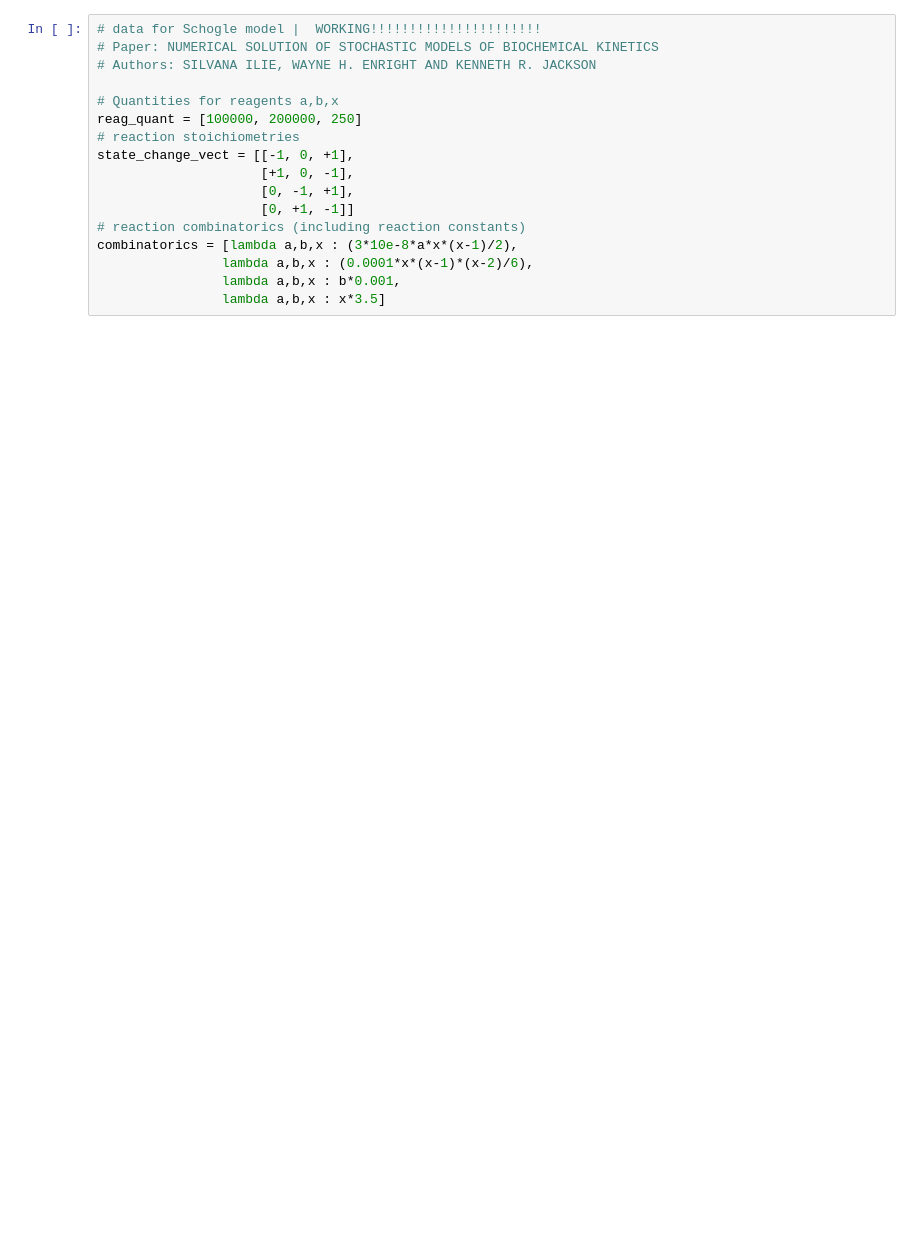
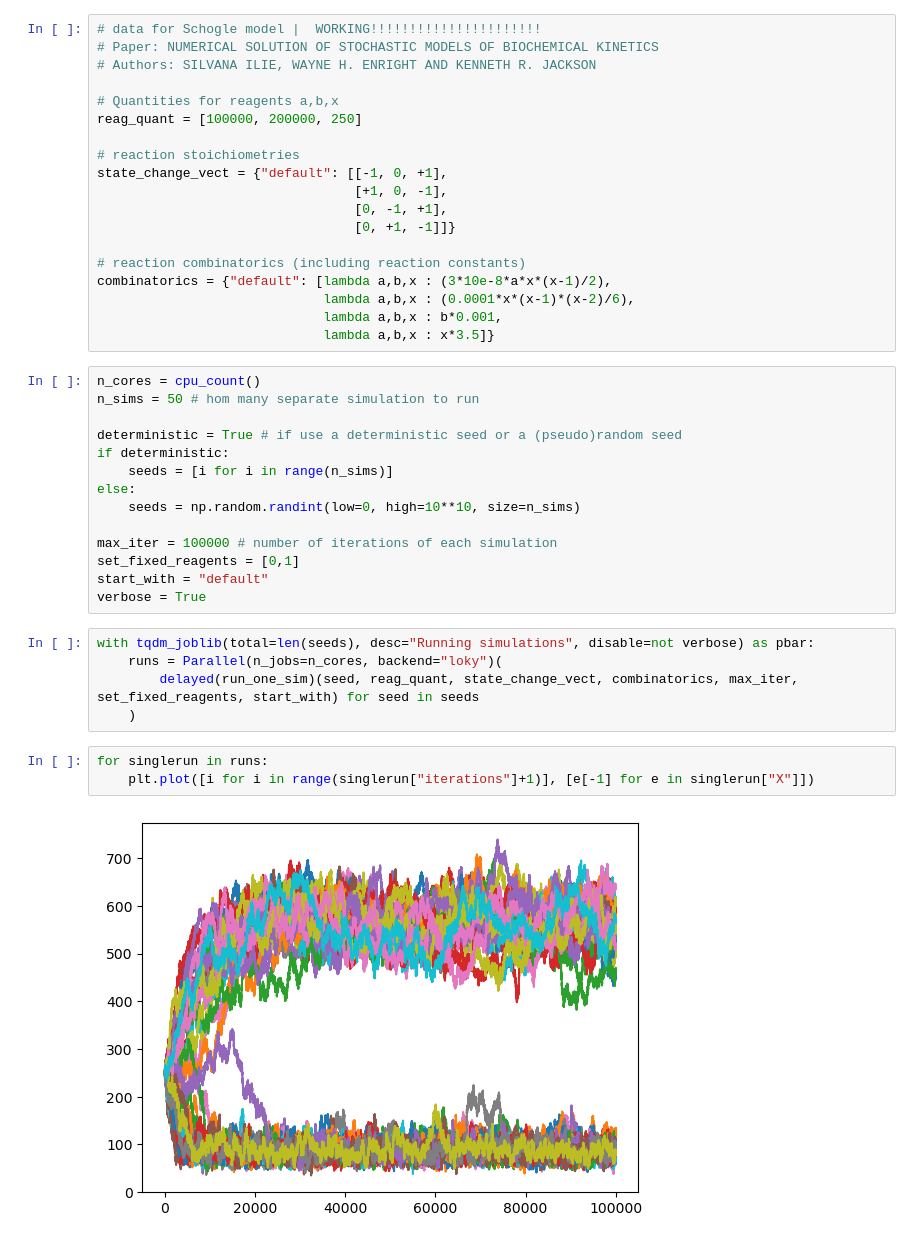
Before and after one commit to lillux/gillespie_ssa, a Jupyter notebook: gillespie.ipynb, the cells around one changed output. Cells and saved outputs as stored; diff of their text form; blank space fills up the shorter version.

```diff
--- a/gillespie.ipynb
+++ b/gillespie.ipynb
@@ -8,13 +103,39 @@ from gillespie.gillespie import gillespie_ssa
 
 # Quantities for reagents a,b,x
 reag_quant = [100000, 200000, 250]
+
 # reaction stoichiometries
-state_change_vect = [[-1, 0, +1],
-                     [+1, 0, -1],
-                     [0, -1, +1],
-                     [0, +1, -1]]
+state_change_vect = {"default": [[-1, 0, +1],
+                                 [+1, 0, -1],
+                                 [0, -1, +1],
+                                 [0, +1, -1]]}
+
 # reaction combinatorics (including reaction constants)
-combinatorics = [lambda a,b,x : (3*10e-8*a*x*(x-1)/2),
-                lambda a,b,x : (0.0001*x*(x-1)*(x-2)/6),
-                lambda a,b,x : b*0.001,
-                lambda a,b,x : x*3.5]
+combinatorics = {"default": [lambda a,b,x : (3*10e-8*a*x*(x-1)/2),
+                             lambda a,b,x : (0.0001*x*(x-1)*(x-2)/6),
+                             lambda a,b,x : b*0.001,
+                             lambda a,b,x : x*3.5]}
+# %%
+n_cores = cpu_count()
+n_sims = 50 # hom many separate simulation to run
+
+deterministic = True # if use a deterministic seed or a (pseudo)random seed
+if deterministic:
+    seeds = [i for i in range(n_sims)]
+else:
+    seeds = np.random.randint(low=0, high=10**10, size=n_sims)
+
+max_iter = 100000 # number of iterations of each simulation
+set_fixed_reagents = [0,1]
+start_with = "default"
+verbose = True
+# %%
+with tqdm_joblib(total=len(seeds), desc="Running simulations", disable=not verbose) as pbar:
+    runs = Parallel(n_jobs=n_cores, backend="loky")(
+        delayed(run_one_sim)(seed, reag_quant, state_change_vect, combinatorics, max_iter, set_fixed_reagents, start_with) for seed in seeds
+    )
+# %%
+for singlerun in runs:
+    plt.plot([i for i in range(singlerun["iterations"]+1)], [e[-1] for e in singlerun["X"]])
+# %% [output]
+[figure, added]
```
Also changed, not shown: parts of 9 cells of this notebook, 1 other file.
